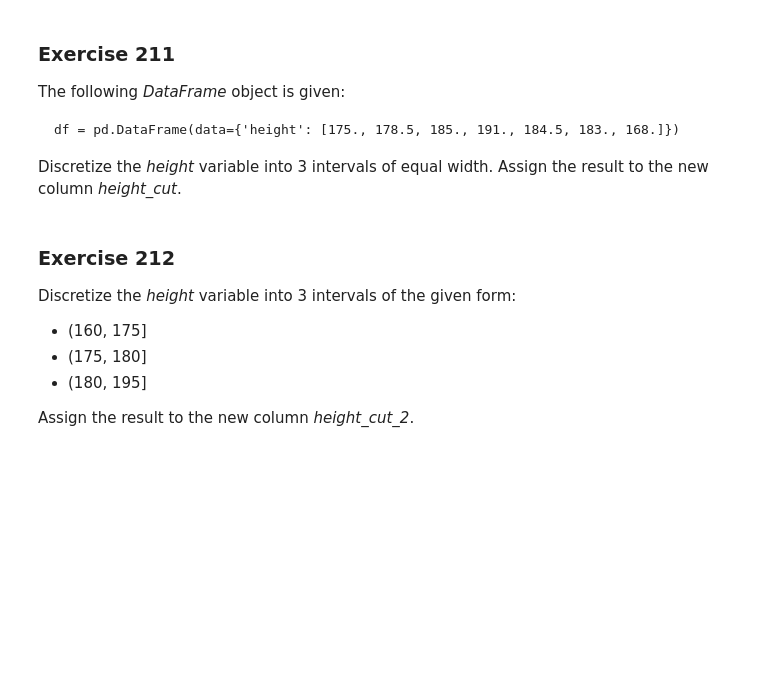
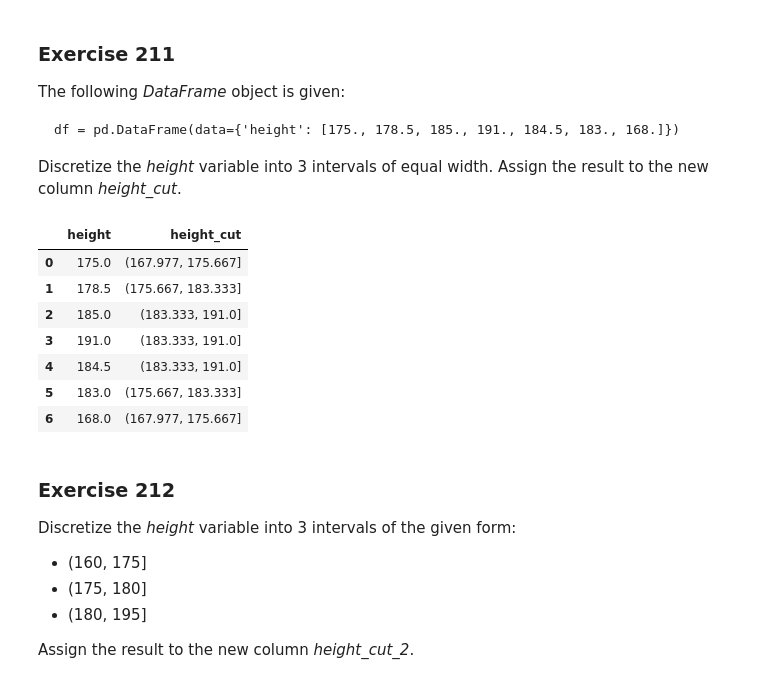
Before and after one commit to Olamyyde/test-colab, a Jupyter notebook: 211_220_exercises.ipynb, the cells around one changed output. Cells and saved outputs as stored; diff of their text form; code cells hidden in the pictures; blank space fills up the shorter version.

```diff
--- a/211_220_exercises.ipynb
+++ b/211_220_exercises.ipynb
@@ -37,3 +35,18 @@ Discretize the _height_ variable into 3 intervals of equal width. Assign the res
+# %%
+# enter solution here
+df = pd.DataFrame(data={'height': [175., 178.5, 185., 191., 184.5, 183., 168.]})
+
+df['height_cut'] = pd.cut(df['height'], bins=3)
+df
+# %% [output]
+|  | height | height_cut |
+| 0 | 175.0 | (167.977, 175.667] |
+| 1 | 178.5 | (175.667, 183.333] |
+| 2 | 185.0 | (183.333, 191.0] |
+| 3 | 191.0 | (183.333, 191.0] |
+| 4 | 184.5 | (183.333, 191.0] |
+| 5 | 183.0 | (175.667, 183.333] |
+| 6 | 168.0 | (167.977, 175.667] |
 # %% [markdown]
 ### <a name='2'></a> Exercise 212
 Discretize the _height_ variable into 3 intervals of the given form:
```
Also changed, not shown: parts of 16 cells of this notebook.
